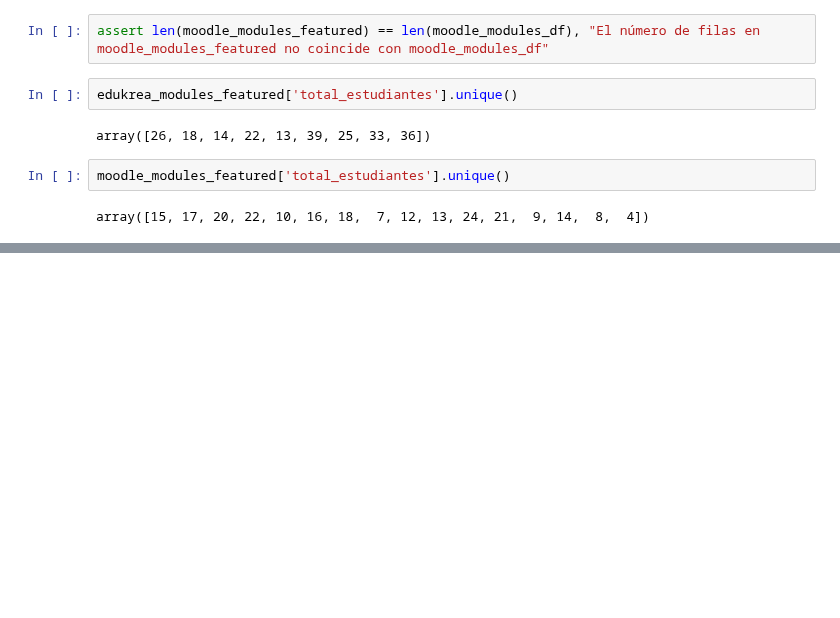
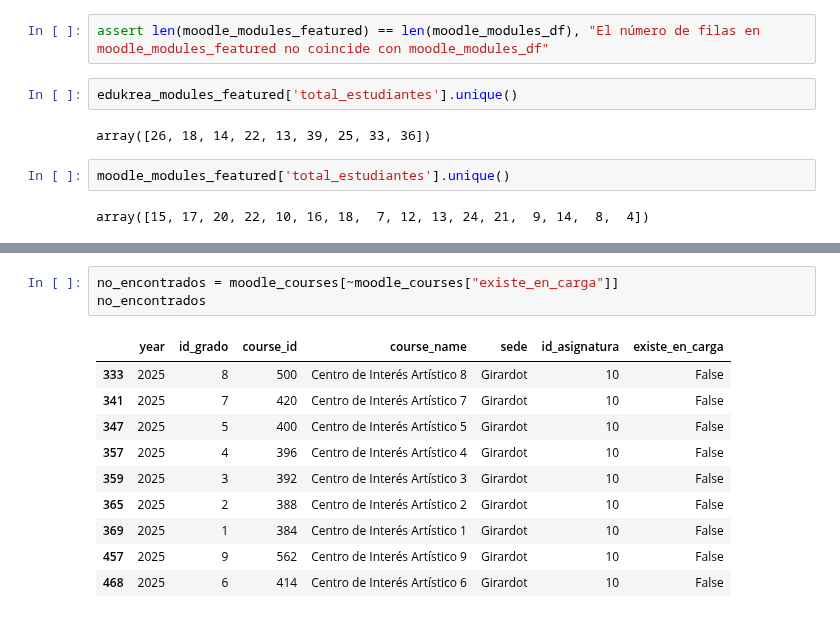
Before and after one commit to didi-gg/formar-innovar, a Jupyter notebook: notebooks/other/checker.ipynb, the cells around one changed output, grey strips where cells are left out. Saved outputs shown, nothing was run; the diff lists cells and outputs as text; blank space fills up the shorter version.

```diff
--- a/notebooks/other/checker.ipynb
+++ b/notebooks/other/checker.ipynb
@@ -565,0 +631,14 @@ array([15, 17, 20, 22, 10, 16, 18,  7, 12, 13, 24, 21,  9, 14,  8,  4])
+# %%
+no_encontrados = moodle_courses[~moodle_courses["existe_en_carga"]]
+no_encontrados
+# %% [output]
+|  | year | id_grado | course_id | course_name | sede | id_asignatura | existe_en_carga |
+| 333 | 2025 | 8 | 500 | Centro de Interés Artístico 8 | Girardot | 10 | False |
+| 341 | 2025 | 7 | 420 | Centro de Interés Artístico 7 | Girardot | 10 | False |
+| 347 | 2025 | 5 | 400 | Centro de Interés Artístico 5 | Girardot | 10 | False |
+| 357 | 2025 | 4 | 396 | Centro de Interés Artístico 4 | Girardot | 10 | False |
+| 359 | 2025 | 3 | 392 | Centro de Interés Artístico 3 | Girardot | 10 | False |
+| 365 | 2025 | 2 | 388 | Centro de Interés Artístico 2 | Girardot | 10 | False |
+| 369 | 2025 | 1 | 384 | Centro de Interés Artístico 1 | Girardot | 10 | False |
+| 457 | 2025 | 9 | 562 | Centro de Interés Artístico 9 | Girardot | 10 | False |
+| 468 | 2025 | 6 | 414 | Centro de Interés Artístico 6 | Girardot | 10 | False |
```
Also changed, not shown: parts of 7 cells of this notebook.
